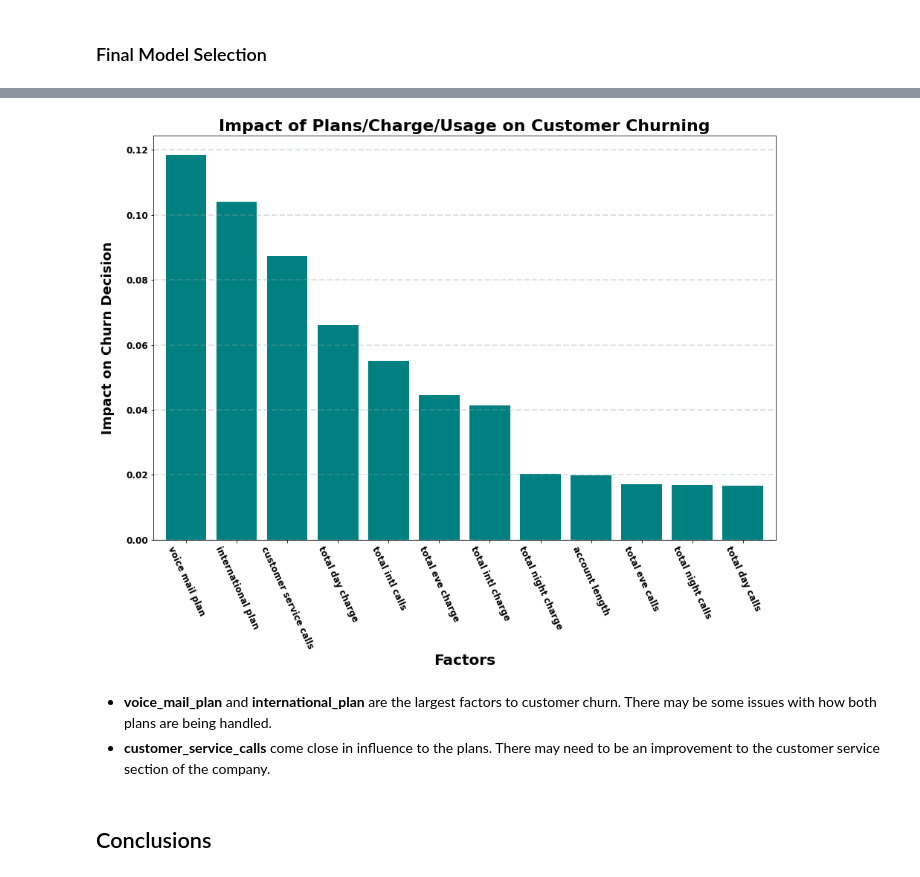
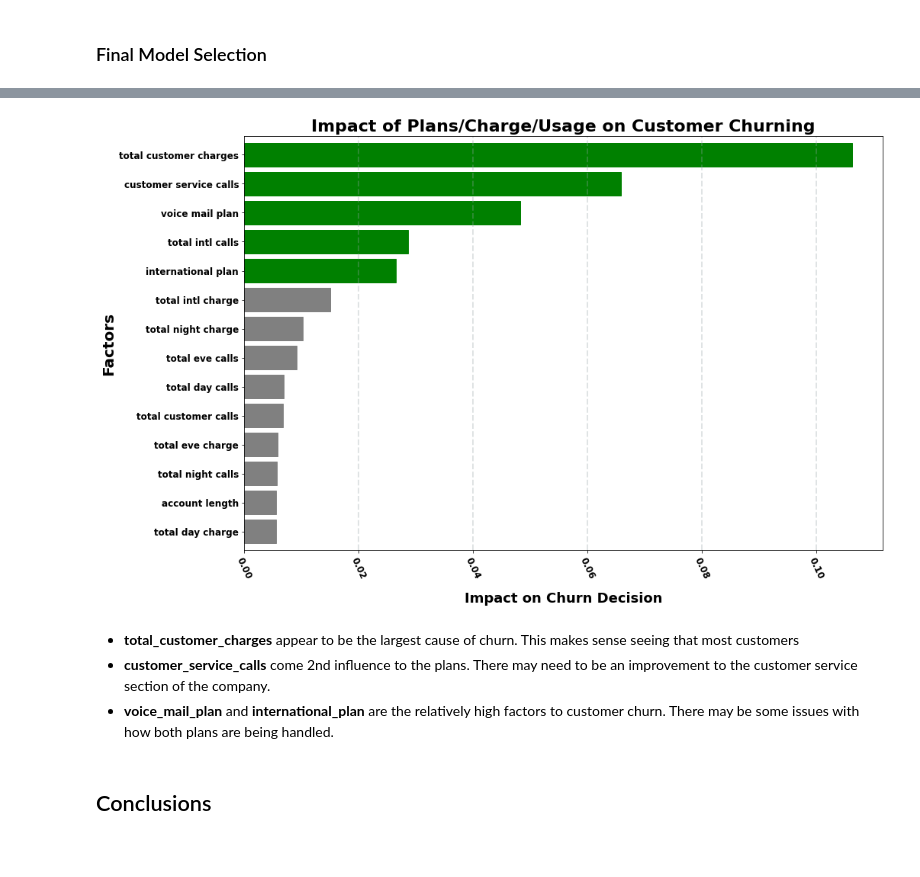
Before and after one commit to brianlee35/telecom-churn-analysis, a Jupyter notebook: telecom_notebook.ipynb, the cells around one changed output, grey strips where cells are left out. Saved outputs shown, nothing was run; the diff lists cells and outputs as text; code cells hidden in the pictures; blank space fills up the shorter version.

```diff
--- a/telecom_notebook.ipynb
+++ b/telecom_notebook.ipynb
@@ -424,5 +492,5 @@ Testing Accuracy for Decision Tree Classifier: 92.45%
 # %%
+# Random Forest
 forest = RandomForestClassifier()
-forest.fit(X_train, np.ravel(y_train))
-plot_feature_importances(forest)
+forest.fit(X_train_sm, np.ravel(y_train_sm))
 # %% [output]
@@ -473,24 +551,18 @@ df_xgb = pd.get_dummies(df)
-# %%
-# Create X,y and train/test
-X = df_xgb.drop(columns=['churn'], axis=1)
-y = df_xgb['churn']
-
-X_train, X_test, y_train, y_test = train_test_split(X, y, test_size = 0.25, random_state=10)
 # %%
 # Instantiate XGBClassifier
 xgb = XGBClassifier()
 
 # Fit XGBClassifier
-xgb.fit(X_train, np.ravel(y_train))
+xgb.fit(X_train_sm, np.ravel(y_train_sm))
 
 # Predict on training and test sets
-training_preds = xgb.predict(X_train)
+training_preds = xgb.predict(X_train_sm)
 test_preds = xgb.predict(X_test)
 
 # Accuracy of training and test sets
-training_accuracy = accuracy_score(y_train, training_preds)
-test_accuracy = accuracy_score(y_test, test_preds)
+training_recall = recall_score(y_train_sm, training_preds)
+test_recall = recall_score(y_test, test_preds)
 
-print('Training Accuracy: {:.4}%'.format(training_accuracy * 100))
-print('Validation accuracy: {:.4}%'.format(test_accuracy * 100))
+print('Training Recall: {:.4}%'.format(training_recall * 100))
+print('Test Recall: {:.4}%'.format(test_recall * 100))
 # %% [output]
@@ -571,7 +650,7 @@ df_final.head()
 # %%
-df_final_detail = df_final[:12]
+df_final_detail = df_final[:14]
 display(df_final_detail.head())
-df_final_state = df_final[12:]
+df_final_state = df_final[14:]
 display(df_final_state.head())
 # %% [output]
 |  | coefficient |
@@ -631,19 +738,26 @@ df_final_detail.head()
 # %%
 # Create a barplot of customer plans/usage's impact on churn
-ax = df_final_detail.sort_values(by=['coefficient'], ascending=False).plot(kind='bar', width=0.8, color = 'teal', figsize=(15,10))
+ax = df_final_detail.sort_values(by=['coefficient'], ascending=True).plot(kind='barh', width=0.8, color = 'teal', figsize=(15,10))
 ax.set_title("Impact of Plans/Charge/Usage on Customer Churning", fontsize = 22, fontweight = 'bold')
-ax.set_xlabel("Factors", fontsize=20, fontweight='bold')
-ax.set_ylabel("Impact on Churn Decision", fontsize=18, fontweight='bold', labelpad= 15);
+ax.set_ylabel("Factors", fontsize=20, fontweight='bold')
+ax.set_xlabel("Impact on Churn Decision", fontsize=18, fontweight='bold', labelpad= 15);
 ax.get_legend().remove()
+
+for column in ax.patches:
+    if column.get_width() > 0.02:
+        column.set_color('green')
+    else:
+        column.set_color('grey')
 
 plt.xticks(rotation=-65, fontsize=12, fontweight='bold')
 plt.yticks(fontsize=12, fontweight='bold')
-plt.grid(color='#95a5a6', linestyle='--', linewidth=2, axis='y', alpha=0.3)
+plt.grid(color='#95a5a6', linestyle='--', linewidth=2, axis='x', alpha=0.3)
 # %% [output]
-[figure, old version]
+[figure, new version]
 # %% [markdown]
-* __voice_mail_plan__ and __international_plan__ are the largest factors to customer churn. There may be some issues with how both plans are being handled.
-* __customer_service_calls__ come close in influence to the plans. There may need to be an improvement to the customer service section of the company.
+* __total_customer_charges__ appear to be the largest cause of churn. This makes sense seeing that most customers
+* __customer_service_calls__ come 2nd influence to the plans. There may need to be an improvement to the customer service section of the company.
+* __voice_mail_plan__ and __international_plan__ are the relatively high factors to customer churn. There may be some issues with how both plans are being handled.
 # %% [markdown]
 ## Conclusions
 # %% [markdown]
```
Also changed, not shown: parts of 72 cells of this notebook, 2 other files.
